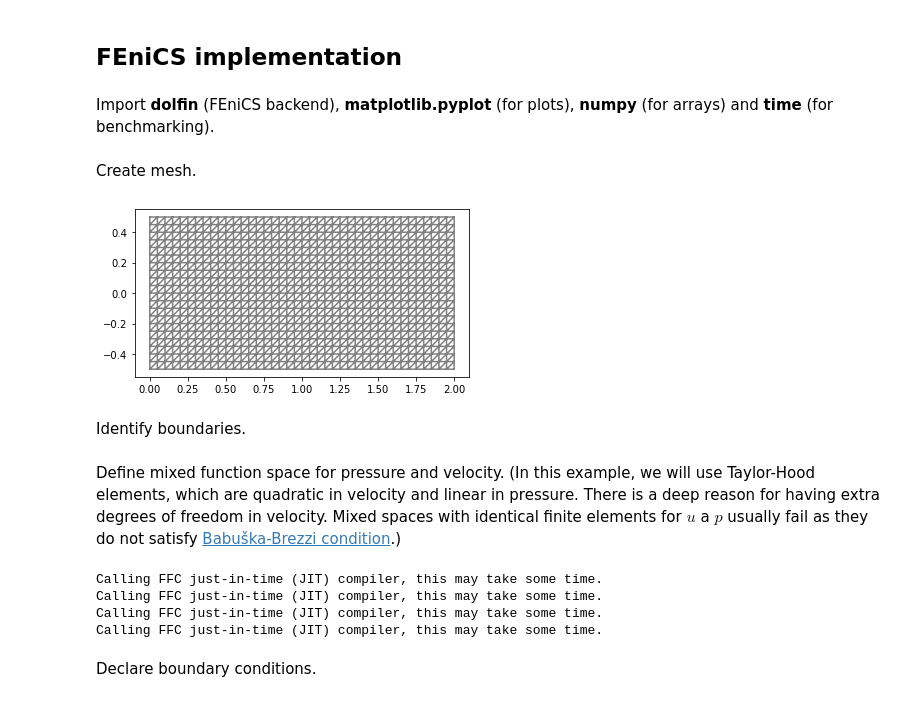
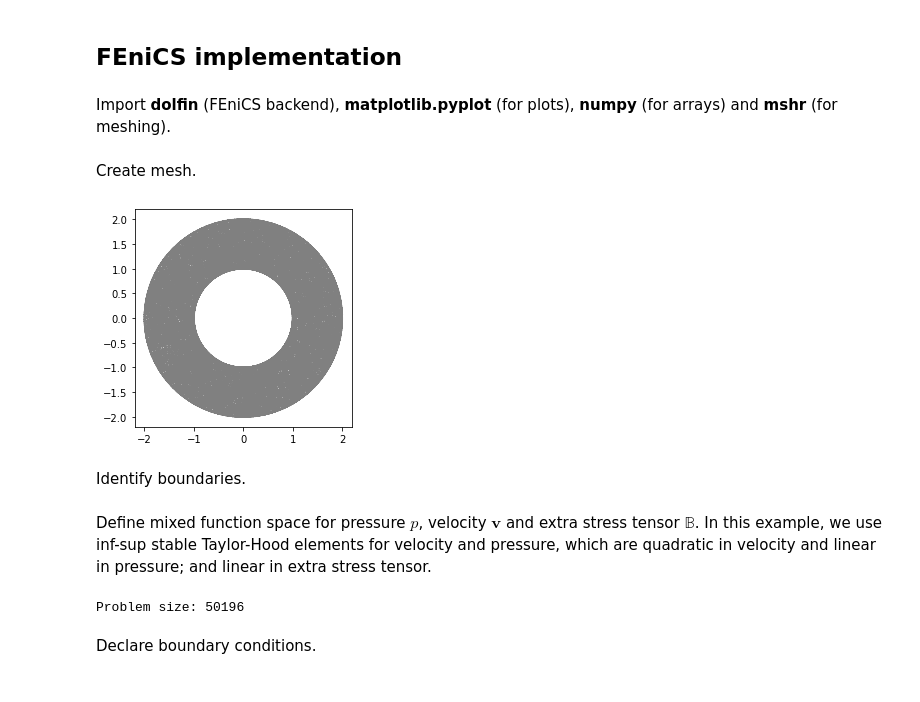
Before and after one commit to OndrejKincl/fenics-course-fluids, a Jupyter notebook: docs/source/OldroydB/OldroydB_Couette.ipynb, the cells around one changed output. Cells and saved outputs as stored; diff of their text form; code cells hidden in the pictures.

```diff
--- a/docs/source/OldroydB/OldroydB_Couette.ipynb
+++ b/docs/source/OldroydB/OldroydB_Couette.ipynb
@@ -100,7 +100,7 @@ This non-linear problem is now solved using the FEniCS and compared to the analy
 # %% [markdown]
 ## FEniCS implementation
 # %% [markdown]
-Import **dolfin** (FEniCS backend), **matplotlib.pyplot** (for plots), **numpy** (for arrays) and **time** (for benchmarking).
+Import **dolfin** (FEniCS backend), **matplotlib.pyplot** (for plots), **numpy** (for arrays) and **mshr** (for meshing).
 # %%
 import dolfin as df
 import matplotlib.pyplot as plt
@@ -108,17 +109,17 @@ import numpy as np
 from time import time
 # %% [markdown]
 Create mesh.
-# %%
-R = 0.5    # half of distance between plates
-L = 2.0    # length
-n_x = 40   # x-resolution
-n_y = 20   # y-resolution
-mesh = df.RectangleMesh(df.Point(0, -R), df.Point(L, R), n_x, n_y)
-
-df.plot(mesh)
-plt.show()
-# %% [output]
-[figure, removed]
+# %%
+R1 = 1.0    # Radius R1
+R2 = 2.0    # Radius R2
+geometry = mshr.Circle(df.Point(0.0, 0.0), R2, 360) - mshr.Circle(df.Point(0.0, 0.0), R1, 360)
+
+mesh = mshr.generate_mesh(geometry, 50)
+mesh.init()
+df.plot(mesh)
+plt.show()
+# %% [output]
+[figure, added]
 # %% [markdown]
 Identify boundaries.
 # %%
@@ -141,15 +143,13 @@ walls.mark(bdary, 3)
-# %% [markdown]
-Define mixed function space for pressure and velocity. (In this example, we will use Taylor-Hood elements, which are quadratic in velocity and linear in pressure. There is a deep reason for having extra degrees of freedom in velocity. Mixed spaces with identical finite elements for $u$ a $p$ usually fail as they do not satisfy [Babuška-Brezzi condition](https://en.wikipedia.org/wiki/Ladyzhenskaya%E2%80%93Babu%C5%A1ka%E2%80%93Brezzi_condition).)
+# %% [markdown]
+Define mixed function space for pressure $p$, velocity $\mathbf{v}$ and extra stress tensor $\mathbb{B}$. In this example, we use inf-sup stable Taylor-Hood elements for velocity and pressure, which are quadratic in velocity and linear in pressure; and linear in extra stress tensor.
 # %%
 Ev = df.VectorElement("CG", mesh.ufl_cell(), 2) # 2 = quadratic elements
 Ep = df.FiniteElement("CG", mesh.ufl_cell(), 1) # 1 = linear elements
-E = df.MixedElement([Ev, Ep]) # Taylor-Hood mixed element
+E = df.MixedElement([Ev, Ep, Ep, Ep, Ep])
 W = df.FunctionSpace(mesh, E)
+print("Problem size: {0:d}".format(W.dim()))
 # %% [output]
-Calling FFC just-in-time (JIT) compiler, this may take some time.
-Calling FFC just-in-time (JIT) compiler, this may take some time.
-Calling FFC just-in-time (JIT) compiler, this may take some time.
-Calling FFC just-in-time (JIT) compiler, this may take some time.
+Problem size: 50196
 # %% [markdown]
 Declare boundary conditions.
 # %%
```
Also changed, not shown: parts of 2 cells of this notebook.
